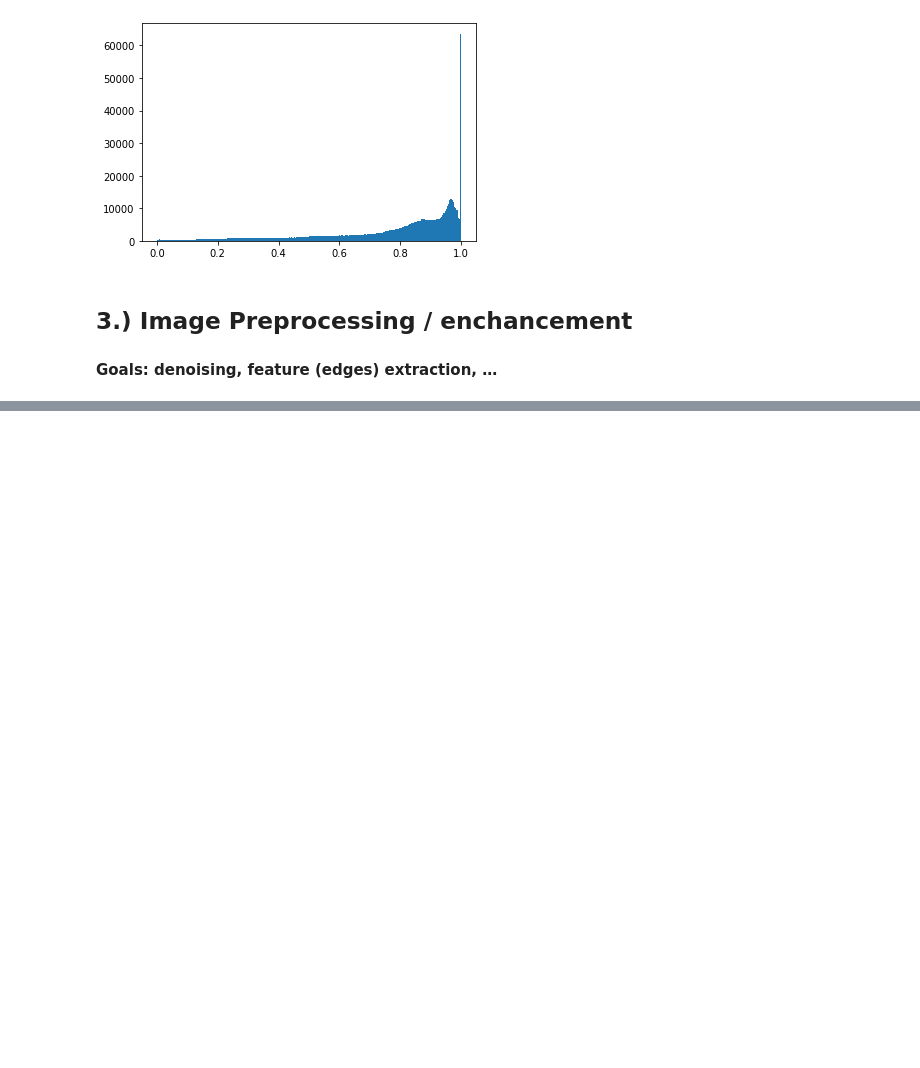
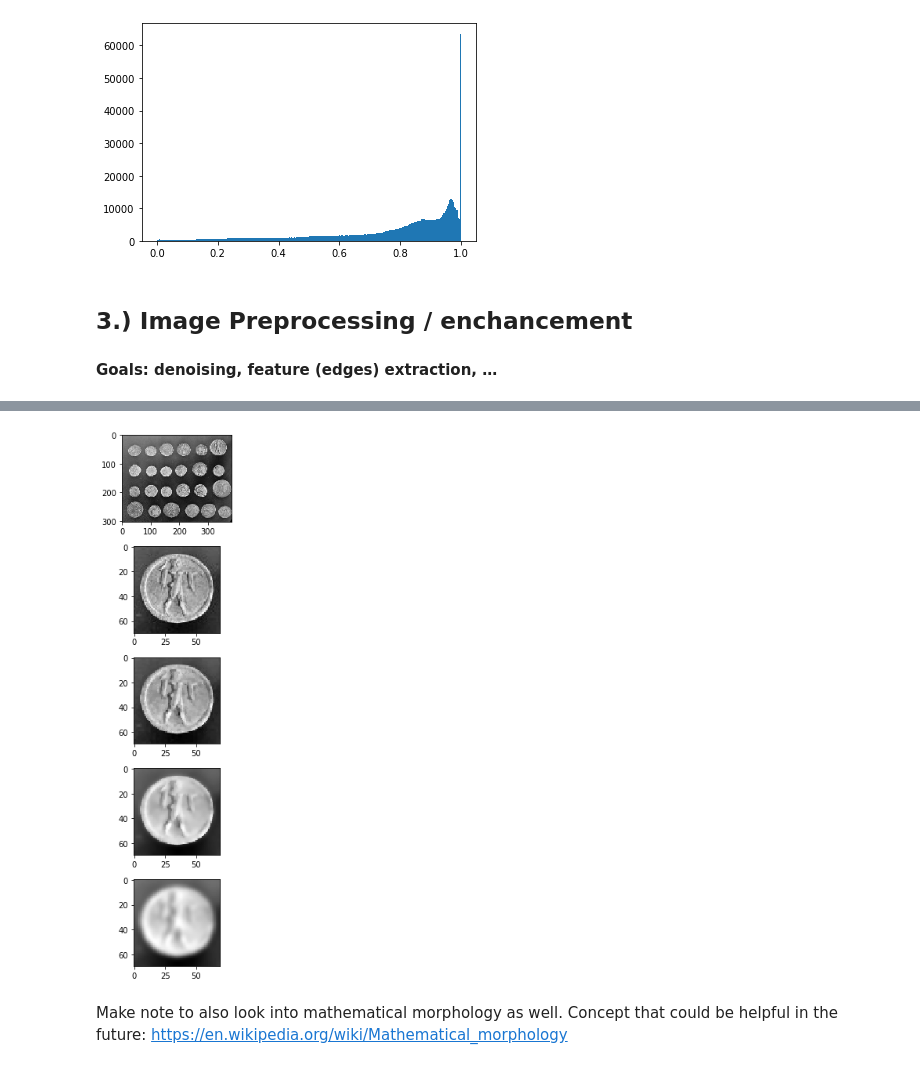
Before and after one commit to gabegomez014/data_processing, a Jupyter notebook: IPTut/IPLearn.ipynb, the cells around one changed output, grey strips where cells are left out. Drawn from its saved outputs; the diff is of its cells as text; code cells hidden in the pictures; blank space fills up the shorter version.

```diff
--- a/IPTut/IPLearn.ipynb
+++ b/IPTut/IPLearn.ipynb
@@ -131,0 +159,23 @@ plt.show()
+# %%
+coins = data.coins() ## Denoising examples
+coins_zoom = coins[10:80, 300:370]
+median_coins = filters.median(coins_zoom, disk(1))
+tv_coins = restoration.denoise_tv_chambolle(coins_zoom, weight=0.1)
+gaussian_coins = filters.gaussian(coins_zoom, sigma=2)
+# %%
+fig, ax = plt.subplots(5, figsize=(10,10))
+
+ax[0].imshow(coins)
+ax[1].imshow(coins_zoom)
+ax[2].imshow(median_coins)
+ax[3].imshow(tv_coins)
+ax[4].imshow(gaussian_coins)
+
+plt.tight_layout()
+
+plt.show()
+# %% [output]
+[figure, added]
+# %% [markdown]
+Make note to also look into mathematical morphology as well. Concept that could be helpful in the future:
+https://en.wikipedia.org/wiki/Mathematical_morphology
```
Also changed, not shown: parts of 8 cells of this notebook.
